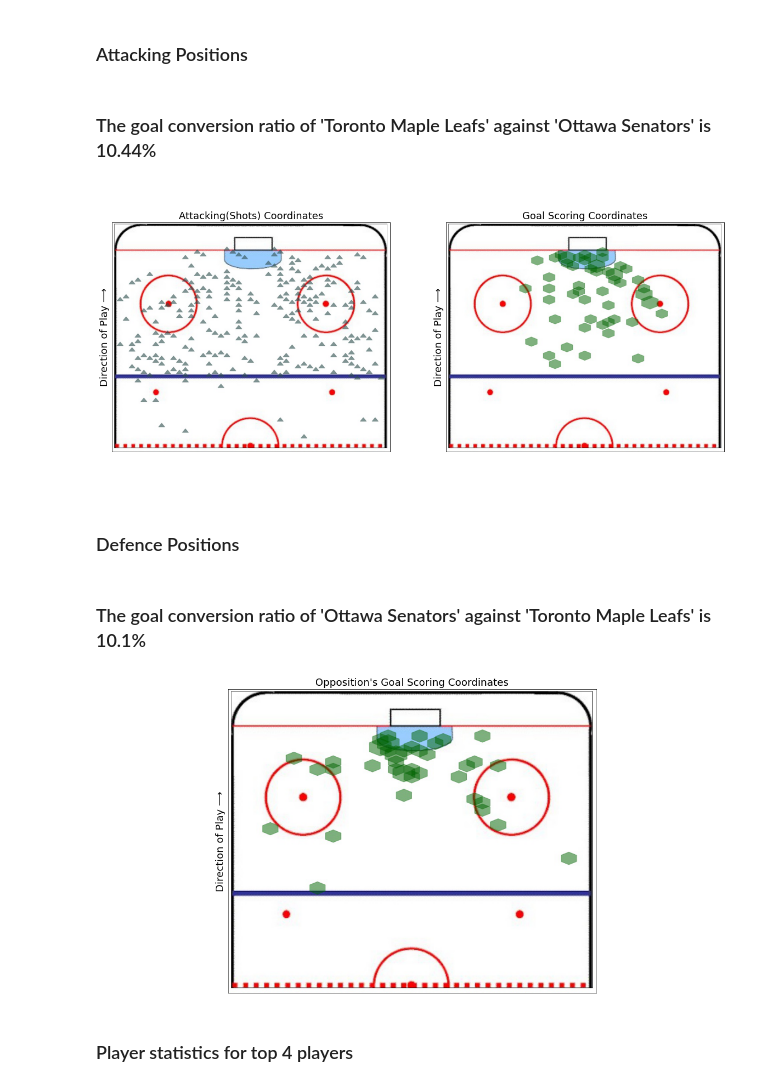
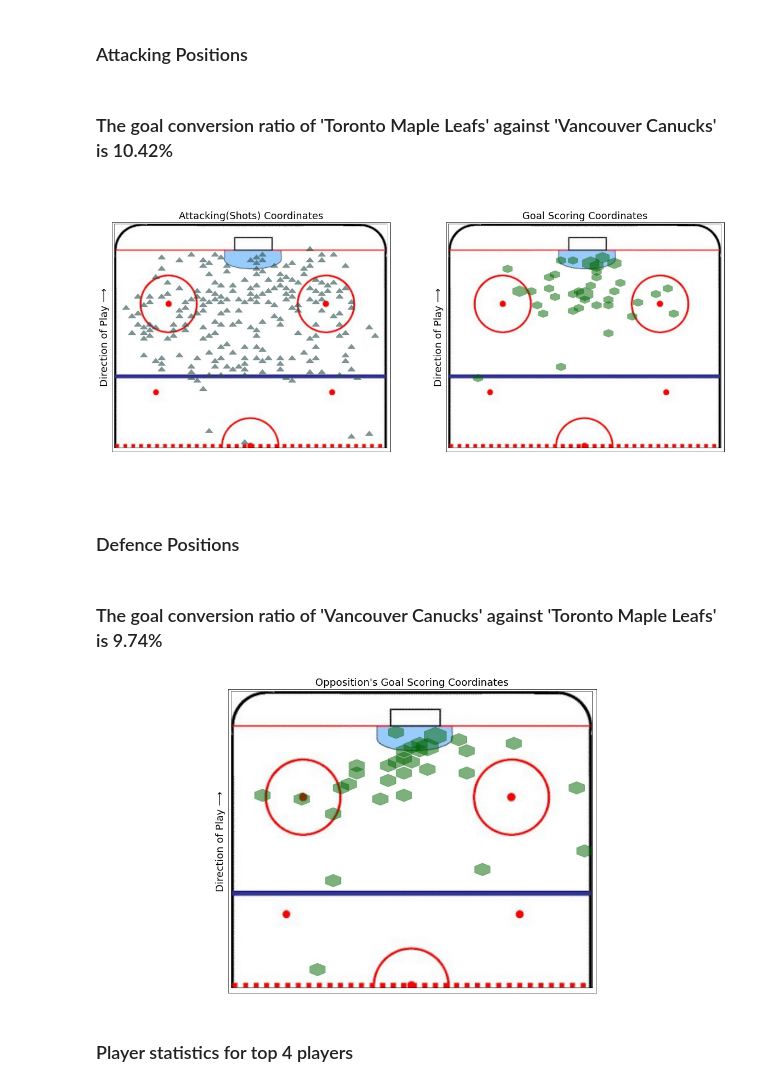
Before and after one commit to aadityapanchal/NHL-Analytics, a Jupyter notebook: NHL-Shots-Data-Analysis.ipynb, the cells around one changed output. Cells and saved outputs as stored; diff of their text form; code cells hidden in the pictures.

Commit message:
Updated the team names

```diff
--- a/NHL-Shots-Data-Analysis.ipynb
+++ b/NHL-Shots-Data-Analysis.ipynb
@@ -224,23 +224,23 @@ def plot_shots_and_goals_comparison(shots_filename, goals_filename, plot_title_s
 ### Attacking Positions
 # %%
 team_a = "Toronto Maple Leafs"
-team_b = "Ottawa Senators"
+team_b = "Vancouver Canucks"
 filtered_dataframe = display_dataset(team_a, team_b, shot_goals_dataframe_from_json)
 shots_from_filtered_dataframe, goals_from_filtered_dataframe = calculate_goal_conversion_ratio\
 (team_a, team_b, filtered_dataframe)
 
 shots_hexbin_offsets, shots_hexbin_values, goals_hexbin_offsets, goals_hexbin_values = plot_hexbin_shots_goals\
 (shots_from_filtered_dataframe, goals_from_filtered_dataframe)
 plot_shots_goals_on_rink(shots_hexbin_offsets, shots_hexbin_values, goals_hexbin_offsets, goals_hexbin_values)
 
 plot_shots_and_goals_comparison(shots_filename = 'Attack_Shots.jpeg', \
                                 goals_filename = 'Attack_Goals.jpeg', \
                                 plot_title_shots = 'Attacking(Shots) Coordinates', \
                                 plot_title_goals = 'Goal Scoring Coordinates' \
                                )
 # %% [output]
-### The goal conversion ratio of 'Toronto Maple Leafs' against 'Ottawa Senators' is 10.44%
+### The goal conversion ratio of 'Toronto Maple Leafs' against 'Vancouver Canucks' is 10.42%
-[figure, old version]
+[figure, new version]
 # %% [markdown]
 ### Defence Positions
 # %%
@@ -258,8 +258,8 @@ plot_shots_and_goals_comparison('Attack_Shots.jpeg', 'Attack_Goals.jpeg', \
                                 plot_shots = False
                                )
 # %% [output]
-### The goal conversion ratio of 'Ottawa Senators' against 'Toronto Maple Leafs' is 10.1%
+### The goal conversion ratio of 'Vancouver Canucks' against 'Toronto Maple Leafs' is 9.74%
-[figure, old version]
+[figure, new version]
 # %% [markdown]
 ### Player statistics for top 4 players
 # %%
```
